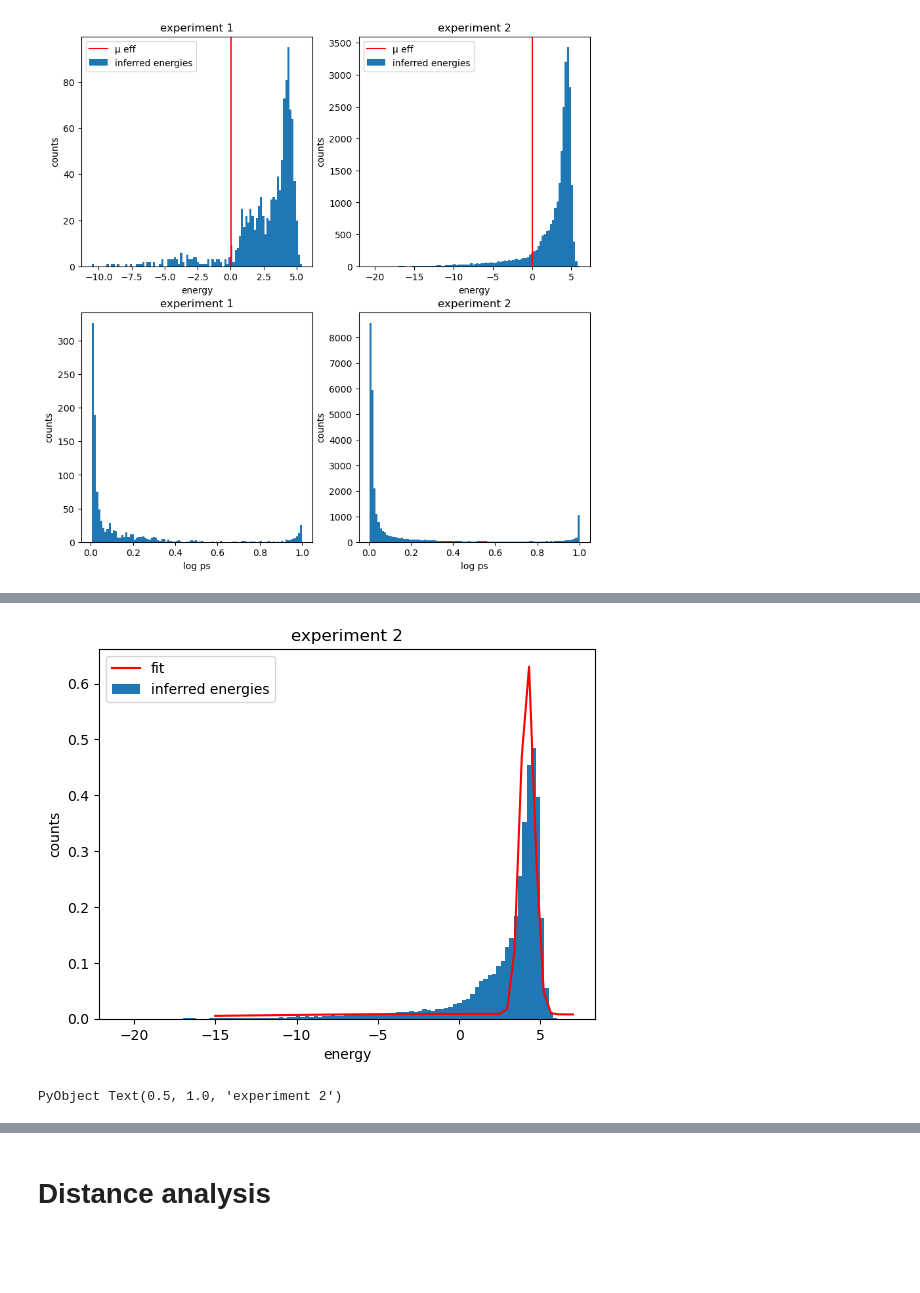
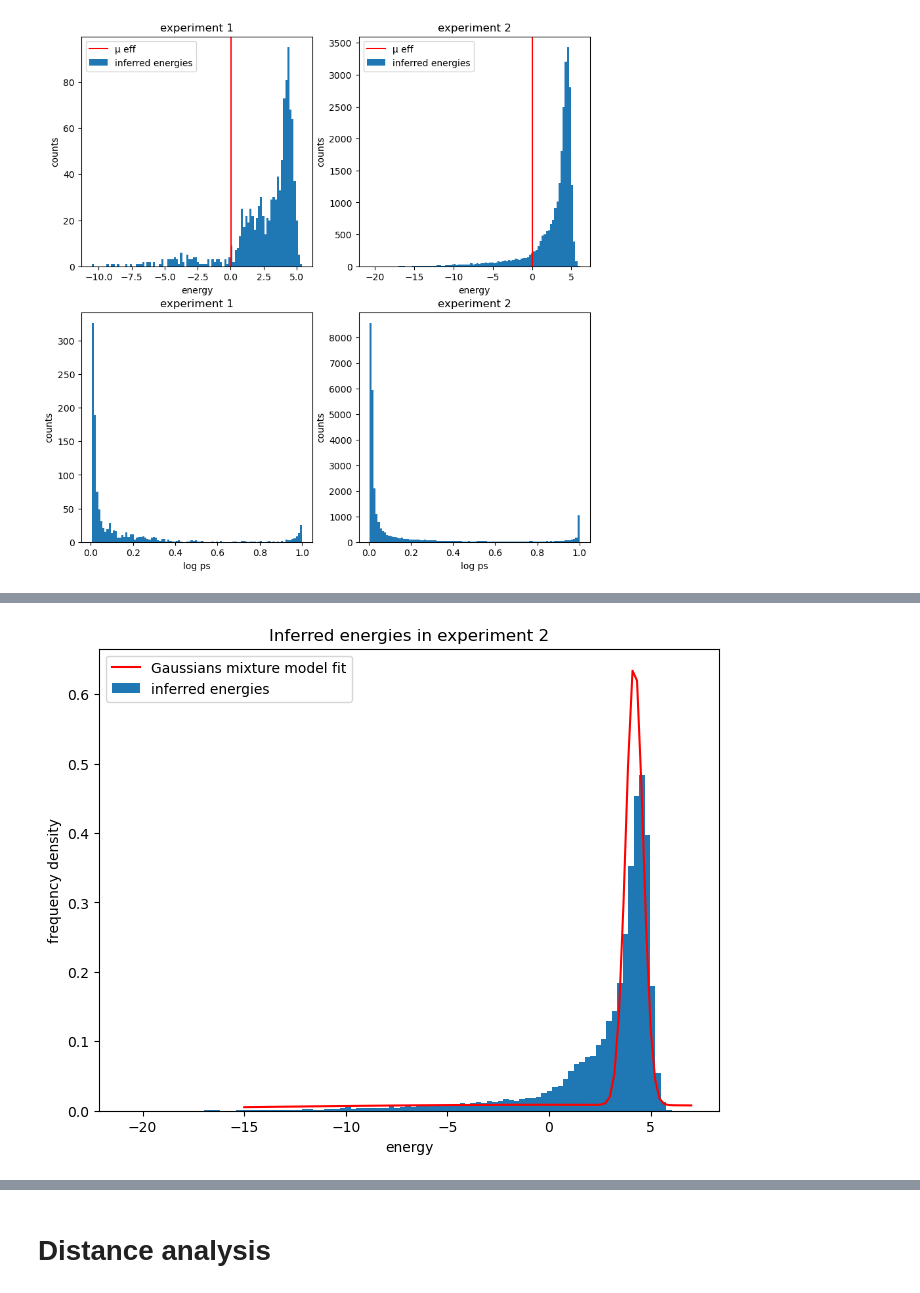
Before and after one commit to matteodeleonardis/unsupervised_aav2, a Jupyter notebook: analysis/experiment1.ipynb, the cells around one changed output, grey strips where cells are left out. Drawn from its saved outputs; the diff is of its cells as text; code cells hidden in the pictures; blank space fills up the shorter version.

```diff
--- a/analysis/experiment1.ipynb
+++ b/analysis/experiment1.ipynb
@@ -284,14 +259,18 @@ em!(gmm, Float64.(reshape(energies_exp2, :, 1)); nIter=120)
 # %%
-xx = LinRange(-15.0, 7.0, 50)
+xx = LinRange(-15.0, 7.0, 100)
+figure(figsize=(8,6))
 hist(energies_exp2, bins=100, density=true)
 plot(xx, eval_gmm(gmm, xx), color="red")
+#plot(xx, gmm.w[1].*pdf.(Normal(gmm.μ[1,1], gmm.Σ[1,1]), xx))
+#plot(xx, gmm.w[2].*pdf.(Normal(gmm.μ[2,1], gmm.Σ[2,1]), xx))
 xlabel("energy")
-ylabel("counts")
-legend(["fit", "inferred energies"])
-title("experiment 2")
+ylabel("frequency density")
+legend(["Gaussians mixture model fit", "inferred energies"])
+title("Inferred energies in experiment 2")
+#yscale(:log)
+savefig("../figures/exp2_energy_fit.pdf", format="pdf")
 # %% [output]
-[figure, old version]
+[figure, new version]
-PyObject Text(0.5, 1.0, 'experiment 2')
 # %%
 function find_valley(gmm, resolution::Int)
     xmin = gmm.μ[1,1]
```
Also changed, not shown: parts of 23 cells of this notebook, 4 other files.
